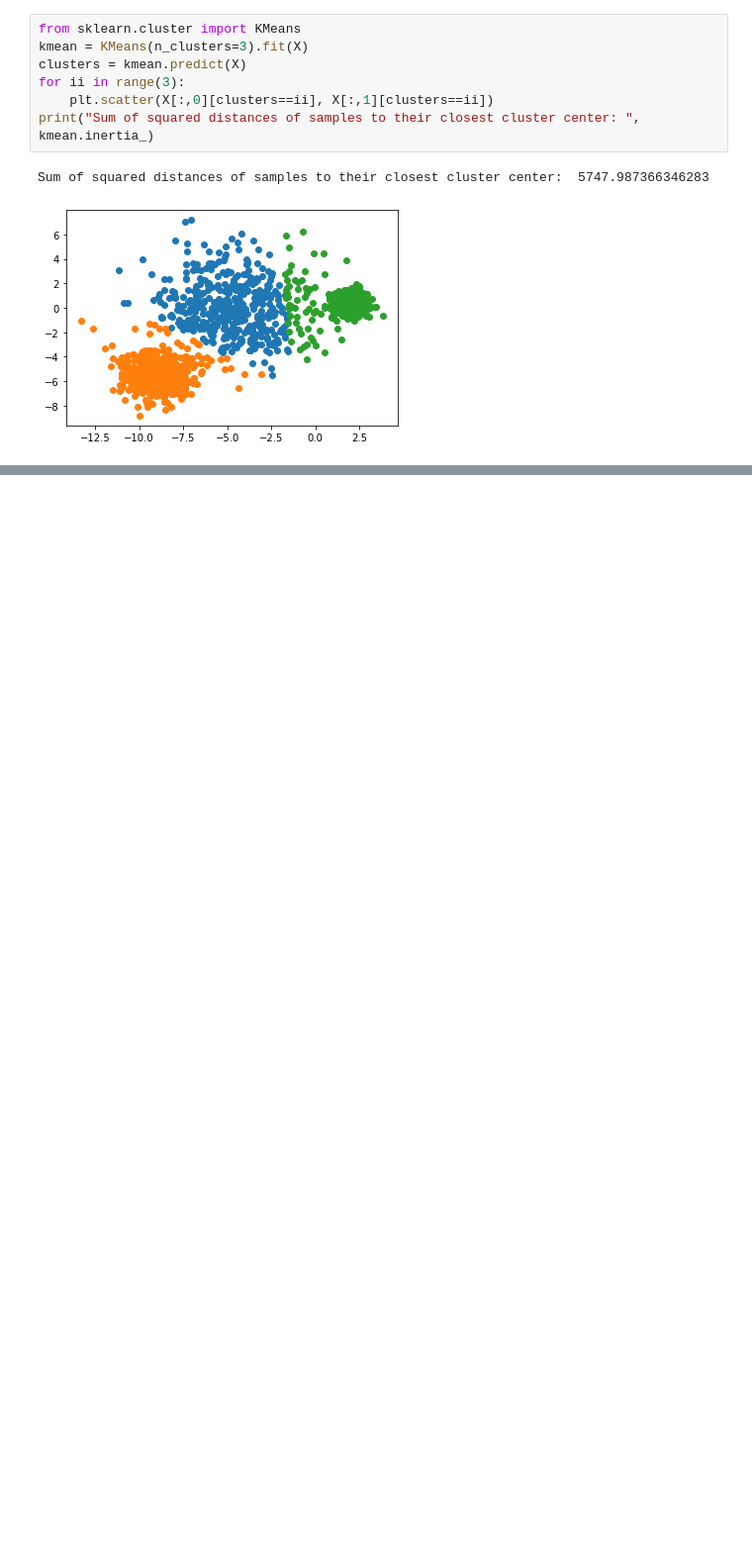
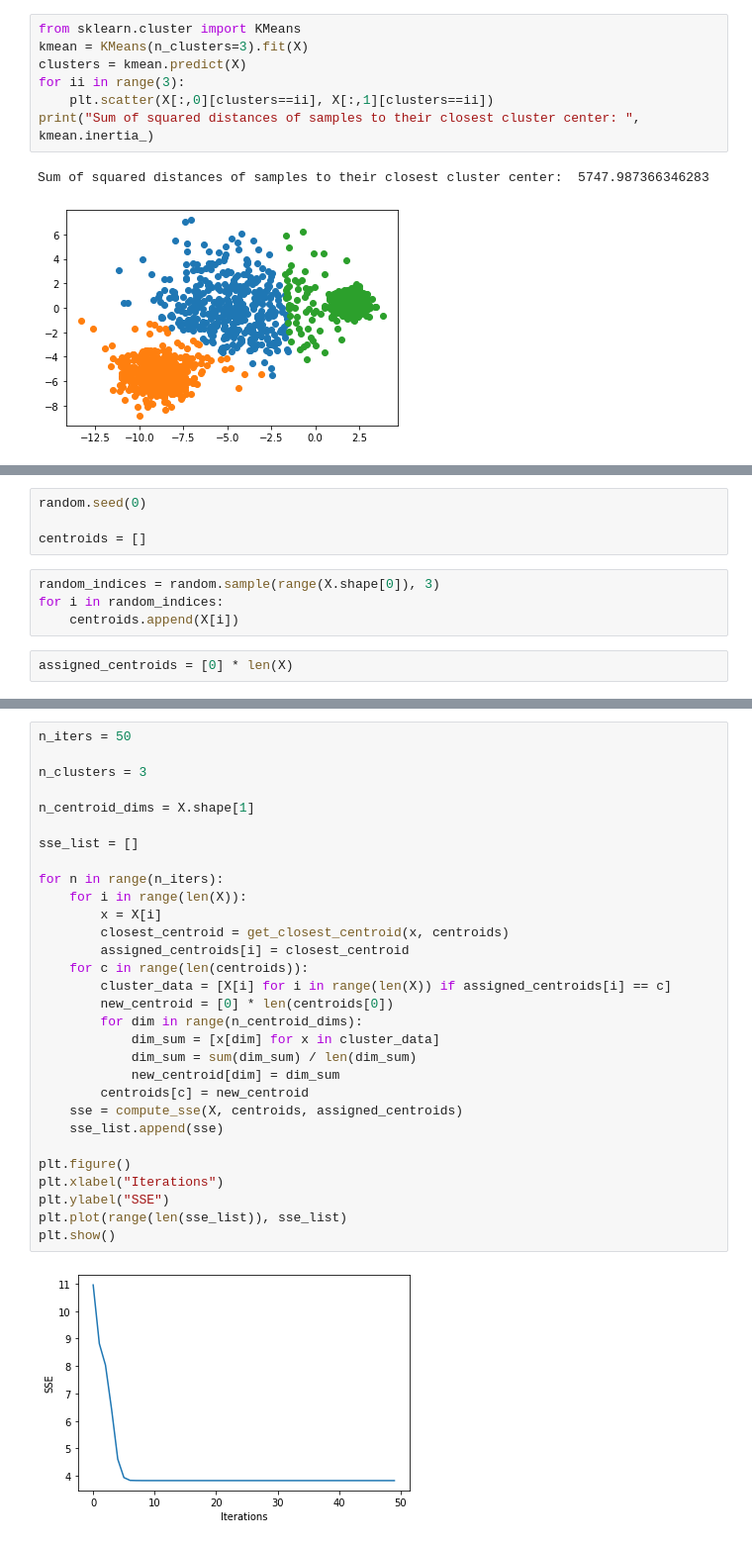
Before and after one commit to nhutnamhcmus/lab-machine-learning-solution, a Jupyter notebook: Lab05/Lab05.ipynb, the cells around one changed output, grey strips where cells are left out. Shown at 99% size. Cells and saved outputs as stored; diff of their text form; blank space fills up the shorter version.

```diff
--- a/Lab05/Lab05.ipynb
+++ b/Lab05/Lab05.ipynb
@@ -39,0 +45,10 @@ Kết quả cuối cùng tương tự như:
+# %%
+random.seed(0)
+
+centroids = []
+# %%
+random_indices = random.sample(range(X.shape[0]), 3)
+for i in random_indices:
+    centroids.append(X[i])
+# %%
+assigned_centroids = [0] * len(X)
@@ -39,0 +88,32 @@ Kết quả cuối cùng tương tự như:
+# %%
+n_iters = 50
+
+n_clusters = 3
+
+n_centroid_dims = X.shape[1]
+
+sse_list = []
+
+for n in range(n_iters):
+    for i in range(len(X)):
+        x = X[i]
+        closest_centroid = get_closest_centroid(x, centroids)
+        assigned_centroids[i] = closest_centroid
+    for c in range(len(centroids)):
+        cluster_data = [X[i] for i in range(len(X)) if assigned_centroids[i] == c]
+        new_centroid = [0] * len(centroids[0])
+        for dim in range(n_centroid_dims):
+            dim_sum = [x[dim] for x in cluster_data]
+            dim_sum = sum(dim_sum) / len(dim_sum)
+            new_centroid[dim] = dim_sum
+        centroids[c] = new_centroid
+    sse = compute_sse(X, centroids, assigned_centroids)
+    sse_list.append(sse)
+
+plt.figure()
+plt.xlabel("Iterations")
+plt.ylabel("SSE")
+plt.plot(range(len(sse_list)), sse_list)
+plt.show()
+# %% [output]
+[figure, added]
```
Also changed, not shown: parts of 5 cells of this notebook.
